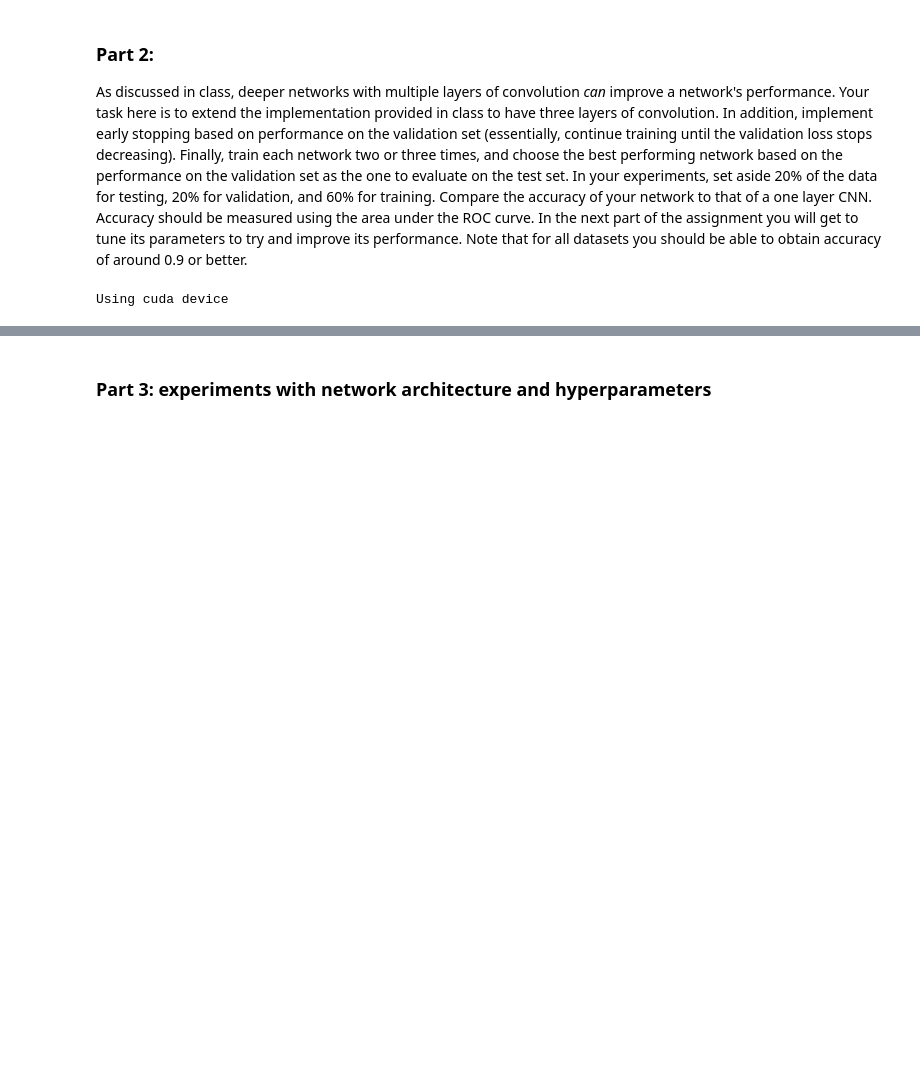
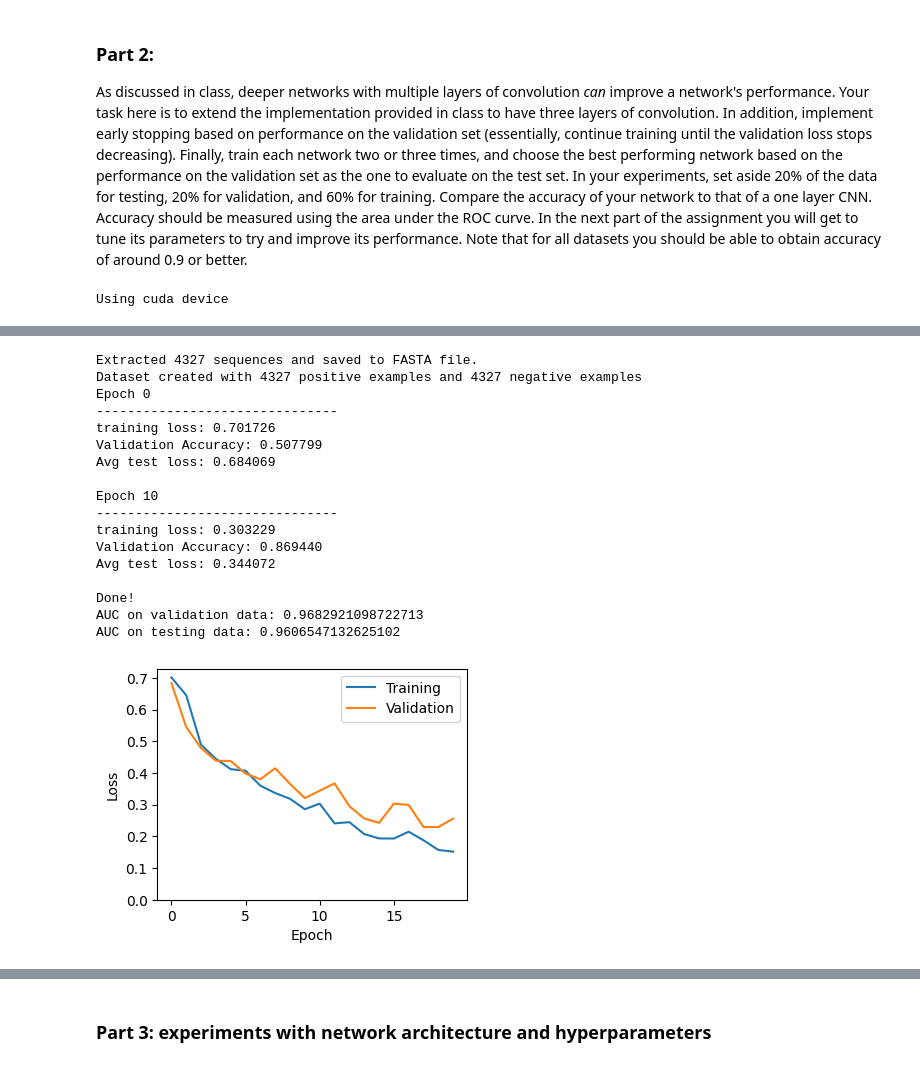
Before and after one commit to Formanj-0/CS525-Bioinformatics, a Jupyter notebook: assignment3_genomics_cnn.ipynb, the cells around one changed output, grey strips where cells are left out. Cells and saved outputs as stored; diff of their text form; code cells hidden in the pictures; blank space fills up the shorter version.

```diff
--- a/assignment3_genomics_cnn.ipynb
+++ b/assignment3_genomics_cnn.ipynb
@@ -364,0 +462,67 @@ AUC on validation data  0.830291584237914
+# %%
+def test_cnn(bed_path, lr=0.001, stop_ratio=0.6, drop_out=None):
+
+    # Load Data
+    X, y = generate_dataset(get_sequences(bed_path=bed_path))
+
+    X_train_data, X_temp_data, y_train_data, y_temp_data = train_test_split(X, y, test_size=0.4)
+    X_valid_data, X_test_data, y_valid_data, y_test_data = train_test_split(X_temp_data, y_temp_data, test_size=0.5)
+    # print(len(X_train_data))
+    # print(len(X_temp_data))
+    # print(len(X_valid_data))
+    # print(len(X_test_data))
+
+    train_dataset=chipseq_dataset([(x, y) for (x, y) in zip(X_train_data, y_train_data)])
+    test_dataset=chipseq_dataset([(x, y) for (x, y) in zip(X_test_data, y_test_data)])
+    valid_dataset=chipseq_dataset([(x, y) for (x, y) in zip(X_valid_data, y_valid_data)])
+    # print(train_dataset[0])
+    # print(valid_dataset[0])
+
+    batch_size = 64
+    train_loader = DataLoader(dataset=train_dataset,
+                            batch_size=batch_size,shuffle=True)
+    test_loader = DataLoader(dataset=test_dataset,
+                            batch_size=batch_size,shuffle=True)
+    valid_loader = DataLoader(dataset=valid_dataset,
+                            batch_size=batch_size,shuffle=True)
+
+    # Build Model
+    model = CNN(24, 20, 0.1, 0.1, drop_out=drop_out).to(device)
+    optimizer = torch.optim.Adam(model.get_weights(), lr=lr)
+
+    # optimizer = torch.optim.SGD(model.get_weights(),
+    #                             lr=0.01, momentum=0.9, nesterov=True, weight_decay=1e-06);
+
+    [train_loss, validation_loss] = train(model, train_loader, valid_loader, optimizer, stop_ratio)
+
+    # Visualize Results
+    plot_loss(*[train_loss, validation_loss])
+
+    val_auc = validate_w_AUC(model, valid_loader)
+    print(f'AUC on validation data: {val_auc}')
+
+    test_auc = validate_w_AUC(model, test_loader)
+    print(f'AUC on testing data: {test_auc}')
+
+    return model, val_auc, test_auc
+
+agl16_model, agl16_val_auc, agl16_test_auc = test_cnn(r'database\AGL16.target.all.bed')
+# %% [output]
+Extracted 4327 sequences and saved to FASTA file.
+Dataset created with 4327 positive examples and 4327 negative examples
+Epoch 0
+-------------------------------
+training loss: 0.701726
+Validation Accuracy: 0.507799
+Avg test loss: 0.684069
+
+Epoch 10
+-------------------------------
+training loss: 0.303229
+Validation Accuracy: 0.869440
+Avg test loss: 0.344072
+
+Done!
+AUC on validation data: 0.9682921098722713
+AUC on testing data: 0.9606547132625102
+[figure, added]
```
Also changed, not shown: parts of 24 cells of this notebook.
